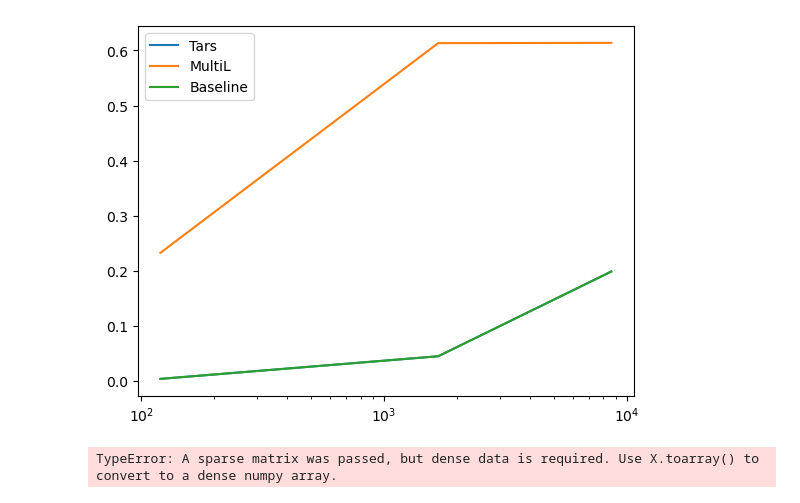
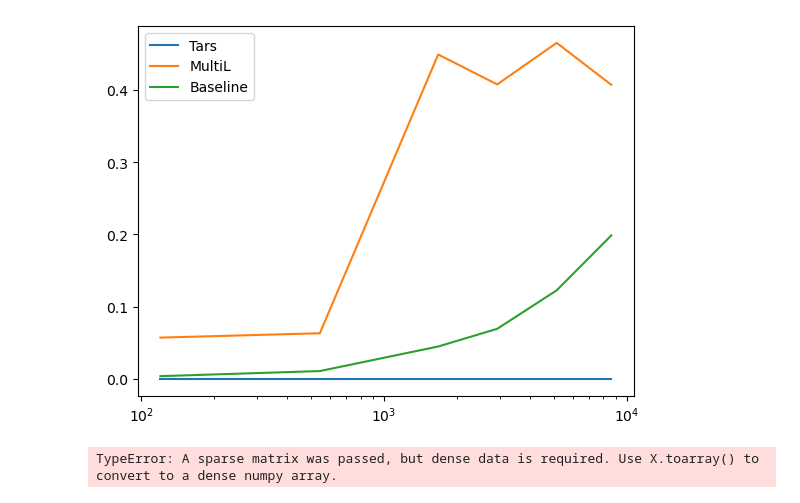
Before and after one commit to amdson/go_metric, a Jupyter notebook: paper_tars.ipynb, the cells around one changed output. Cells and saved outputs as stored; diff of their text form; code cells hidden in the pictures.

```diff
--- a/paper_tars.ipynb
+++ b/paper_tars.ipynb
@@ -95,13 +95,9 @@ def get_tars_preds(tars_model, dataloader, term_emb, threshold=0.02):
             probs_list.append(m_probs)
     probs = np.concatenate(probs_list, axis=0)
     return prot_ids, probs
-
-term_id = 100
-term_emb = go_emb[term_id]
-prot_ids, probs = get_tars_preds(model, val_loader, term_emb)
 # %%
 # term_ids = [1, 3, 7, 10, 20, 30, 40, 55, 70, 80, 100, 130, 150, 200, 250, 300, 350, 400, 500, 600]
-term_ids = [10, 70, 570]
+term_ids = [10, 20, 50, 70, 210, 570]
 term_probs = []
 for term_id in term_ids:
     term_emb = go_emb[term_id]
@@ -127,12 +123,12 @@ def get_sparse_probs(model, dataloader, threshold=0.02):
             prot_ids.extend(prot_id_l)
             X = X.to(device)
             m_probs = model(X)
-            torch.sigmoid(m_probs, out=m_probs)
+            # torch.sigmoid(m_probs, out=m_probs)
             m_probs = m_probs.cpu().numpy()
-            m_probs = np.where(m_probs > threshold, m_probs, 0) #Threshold unlikely predictions to keep output sparse.
-            new_probs = csr_matrix(m_probs, dtype=np.float32)
-            probs_list.append(new_probs)
-    probs = vstack(probs_list)
+            # m_probs = np.where(m_probs > threshold, m_probs, 0) #Threshold unlikely predictions to keep output sparse.
+            # new_probs = csr_matrix(m_probs, dtype=np.float32)
+            probs_list.append(m_probs)
+    probs = np.vstack(probs_list)
     return prot_ids, probs
 # %%
 from go_metric.models.bottleneck_dpg_conv import DPGModule
@@ -143,4 +158,4 @@ model.to(device)
 # %%
 # test_ids, test_probs = get_sparse_probs(model, test_loader)
 ml_val_ids, ml_val_probs = get_sparse_probs(model, val_loader)
-ml_val_sample_probs = ml_val_probs[:, term_ids].toarray()
+ml_val_sample_probs = ml_val_probs[:, term_ids]
@@ -147,23 +173,23 @@ ml_val_sample_probs = ml_val_probs[:, term_ids].toarray()
 # %%
 from sklearn.metrics import f1_score
 labels = val_dataset.seq_dataset.labels.toarray()
 preds_dict = {"Tars": term_probs, "MultiL": ml_val_sample_probs, "Baseline": np.ones(term_probs.shape)}
 
 preds_f1 = {key: [] for key in preds_dict.keys()}
 for mkey, preds in preds_dict.items():
     for i, term_id in enumerate(term_ids):
         term_labels = labels[:, term_id]
-        f1 = f1_score(term_labels, preds[:, i] > 0.2)
+        f1 = f1_score(term_labels, preds[:, i] > 0.99)
         preds_f1[mkey].append(f1)
 
 term_frequencies = train_dataset.seq_dataset.labels.toarray().sum(axis=0)
 for mkey, mf1 in preds_f1.items():
     plt.plot(term_frequencies[term_ids], mf1)
 plt.legend(preds_dict.keys())
 plt.xscale('log')
 plt.show()
 # %% [output]
-[figure, old version]
+[figure, new version]
 # %%
 # %% [output]
 TypeError: A sparse matrix was passed, but dense data is required. Use X.toarray() to convert to a dense numpy array.
```
Also changed, not shown: parts of 3 cells of this notebook, 8 other files.
